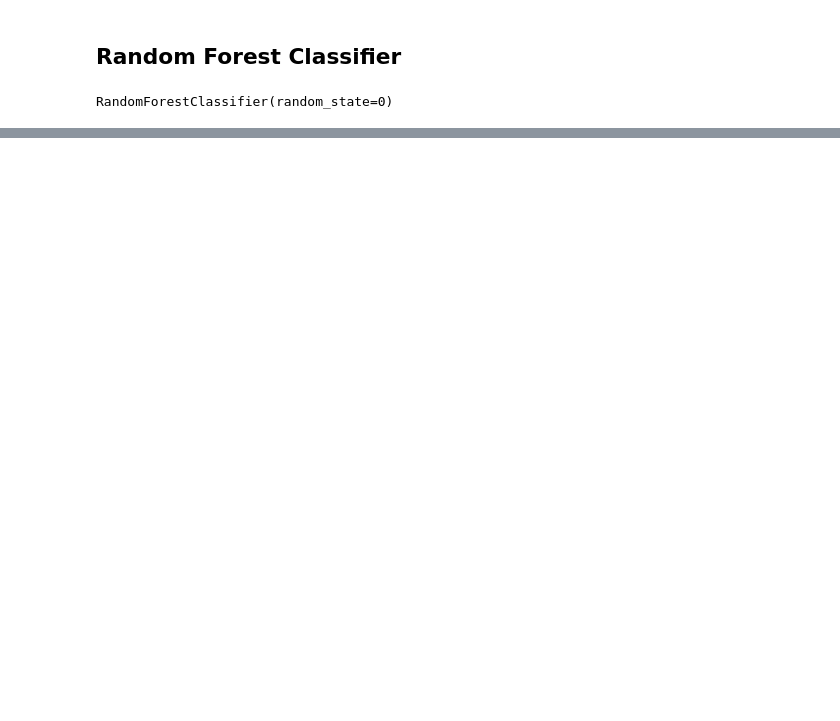
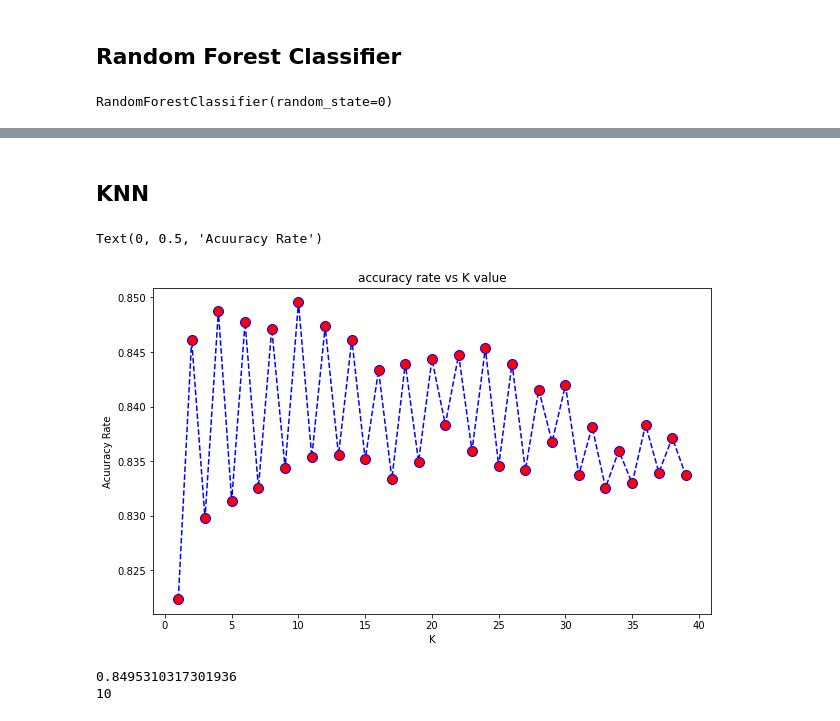
Before and after one commit to tejasborkar74/Fake-News-Detection-ML, a Jupyter notebook: CODE/Fake News Detection.ipynb, the cells around one changed output, grey strips where cells are left out. Drawn from its saved outputs; the diff is of its cells as text; code cells hidden in the pictures; blank space fills up the shorter version.

```diff
--- a/CODE/Fake News Detection.ipynb
+++ b/CODE/Fake News Detection.ipynb
@@ -500,0 +501,30 @@ weighted avg       0.99      0.99      0.99      9662
+# %% [markdown]
+## KNN
+# %%
+from sklearn.neighbors import KNeighborsClassifier
+accuracy_rate = []
+for i in range(1, 40):
+    knn = KNeighborsClassifier(n_neighbors=i)
+    knn.fit(xv_train, y_train)
+    accuracy_rate.append(m.accuracy_score(y_test, knn.predict(xv_test)))
+# %%
+ plt.figure(figsize=(10,6))
+ plt.plot(range(1,40), accuracy_rate, color='blue', linestyle='dashed', marker='o', markerfacecolor='red', markersize =10)
+ plt.title('accuracy rate vs K value')
+ plt.xlabel('K')
+ plt.ylabel('Acuuracy Rate')
+# %% [output]
+Text(0, 0.5, 'Acuuracy Rate')
+[figure, added]
+# %%
+mx = 0
+N = -1
+for i in range(1,40):
+    if accuracy_rate[i-1] > mx:
+        mx = accuracy_rate[i-1]
+        N = i
+print(mx)
+print(N)
+# %% [output]
+0.8495310317301936
+10
```
Also changed, not shown: parts of 26 cells of this notebook.
